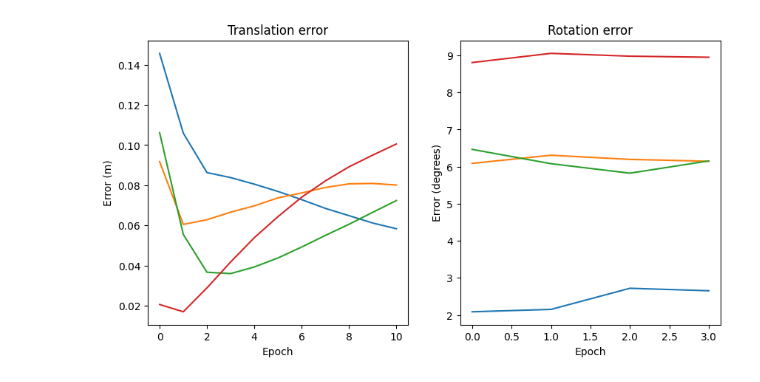
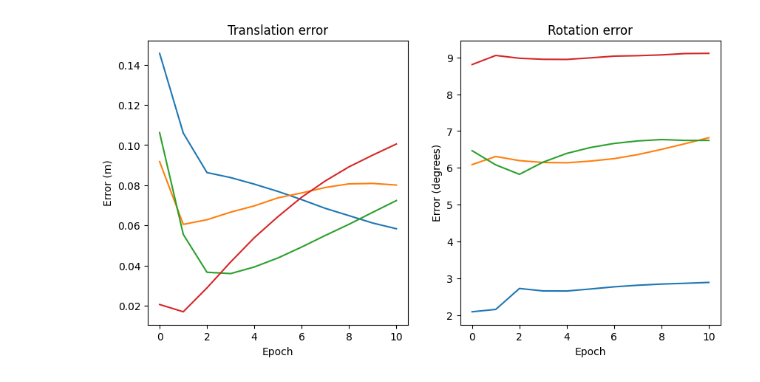
Before and after one commit to tauzn-clock/inerf, a Jupyter notebook: utils/process_pose_data.ipynb, the cells around one changed output. Cells and saved outputs as stored; diff of their text form; code cells hidden in the pictures.

```diff
--- a/utils/process_pose_data.ipynb
+++ b/utils/process_pose_data.ipynb
@@ -36,20 +36,20 @@ plt.show()
 # %%
 #Plot mean of translation and rotation error of a specific arrays of rows
 row = [0, 1, 2, 3]
 
 plt.figure(figsize=(10, 5))
 plt.subplot(1, 2, 1)
 plt.plot(translation[row].T)
 plt.title("Translation error")
 plt.xlabel("Epoch")
 plt.ylabel("Error (m)")
 
 plt.subplot(1, 2, 2)
-plt.plot(rotation[:,row].T * 180 / math.pi)
+plt.plot(rotation[row].T * 180 / math.pi)
 plt.title("Rotation error")
 plt.xlabel("Epoch")
 plt.ylabel("Error (degrees)")
 
 plt.show()
 # %% [output]
-[figure, old version]
+[figure, new version]
```
Also changed, not shown: parts of 1 cell of this notebook.
